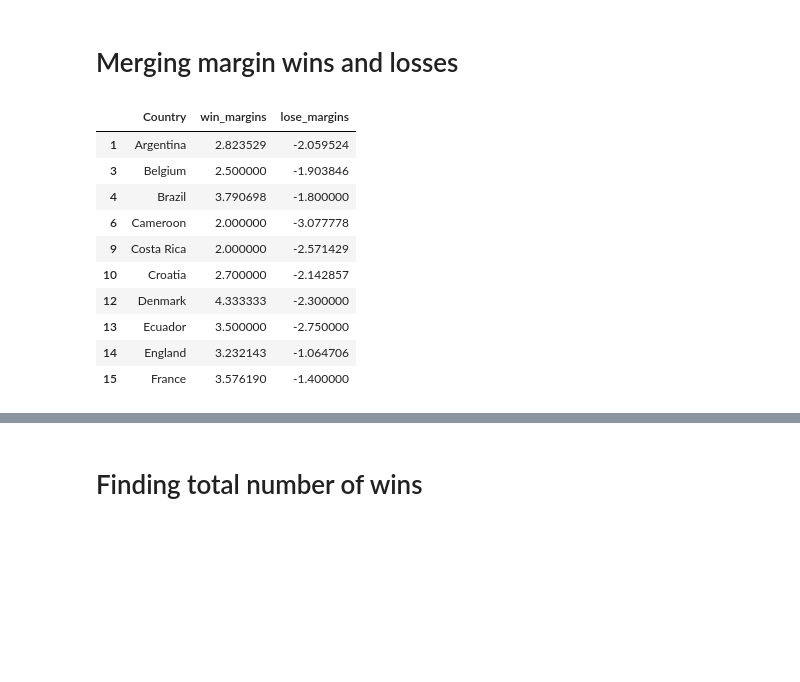
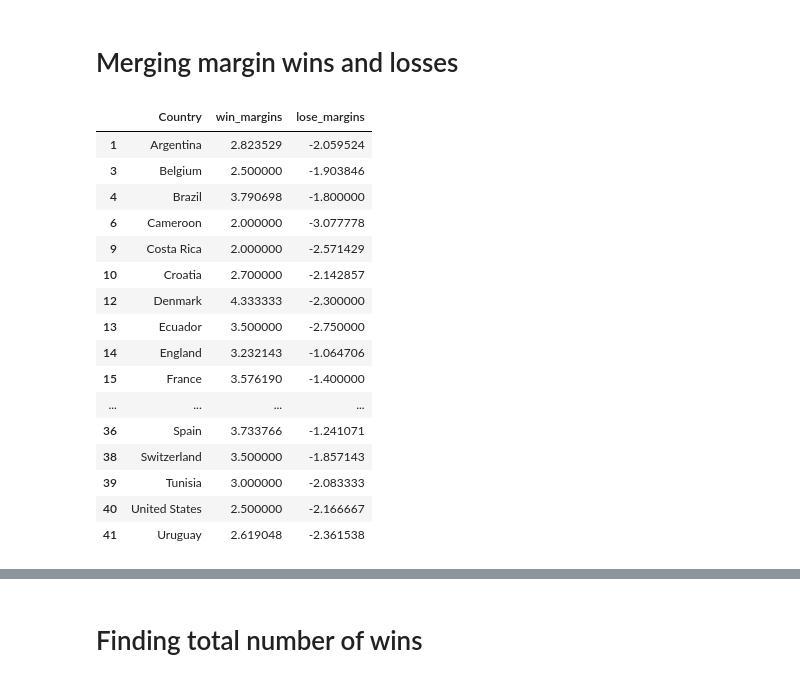
Before and after one commit to madelynbaker/2022-World-Cup-Prediction, a Jupyter notebook: Features/total_wins.ipynb, the cells around one changed output, grey strips where cells are left out. Saved outputs shown, nothing was run; the diff lists cells and outputs as text; code cells hidden in the pictures; blank space fills up the shorter version.

```diff
--- a/total_wins.ipynb
+++ b/Features/total_wins.ipynb
@@ -193,22 +195,28 @@ total_lose_by.head(10)
 # %%
 # Combining both win and loss margin tables
 total_score_margins = pd.merge(total_win_by, total_lose_by, on = \
     'Country', how = 'inner')
 
 # filtering for only 2022 World Cup teams
 total_score_margins = total_score_margins[(total_score_margins\
     ['Country'].isin(teams_2022))]
 
-total_score_margins.head(10)
+total_score_margins.head(32)
 # %% [output]
 |  | Country | win_margins | lose_margins |
 | 1 | Argentina | 2.823529 | -2.059524 |
 | 3 | Belgium | 2.500000 | -1.903846 |
 | 4 | Brazil | 3.790698 | -1.800000 |
 | 6 | Cameroon | 2.000000 | -3.077778 |
 | 9 | Costa Rica | 2.000000 | -2.571429 |
 | 10 | Croatia | 2.700000 | -2.142857 |
 | 12 | Denmark | 4.333333 | -2.300000 |
 | 13 | Ecuador | 3.500000 | -2.750000 |
 | 14 | England | 3.232143 | -1.064706 |
 | 15 | France | 3.576190 | -1.400000 |
+| ... | ... | ... | ... |
+| 36 | Spain | 3.733766 | -1.241071 |
+| 38 | Switzerland | 3.500000 | -1.857143 |
+| 39 | Tunisia | 3.000000 | -2.083333 |
+| 40 | United States | 2.500000 | -2.166667 |
+| 41 | Uruguay | 2.619048 | -2.361538 |
```
Also changed, not shown: parts of 5 cells of this notebook, 12 other files.
